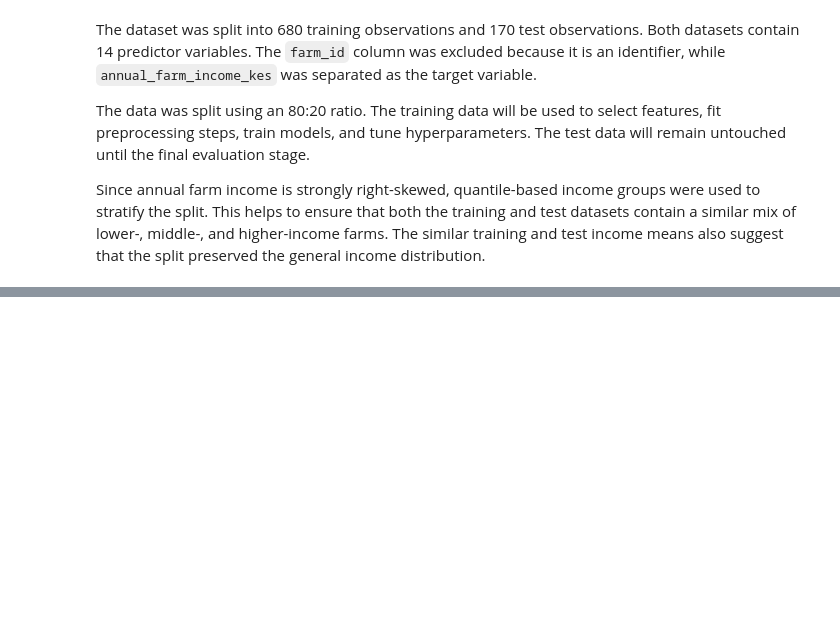
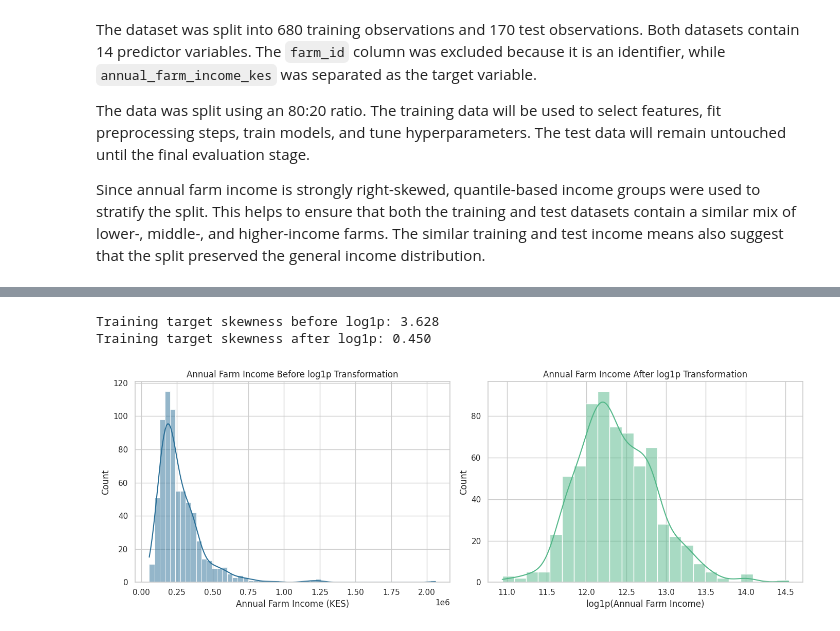
Before and after one commit to WayneNganju/D-10-Lab-on-Regression, a Jupyter notebook: D10_farm_income_regression_~_Lab_Assignment.ipynb, the cells around one changed output, grey strips where cells are left out. Drawn from its saved outputs; the diff is of its cells as text; code cells hidden in the pictures; blank space fills up the shorter version.

```diff
--- a/D10_farm_income_regression_~_Lab_Assignment.ipynb
+++ b/D10_farm_income_regression_~_Lab_Assignment.ipynb
@@ -515,0 +901,33 @@ Since annual farm income is strongly right-skewed, quantile-based income groups
+# %%
+y_train_log = np.log1p(y_train)
+y_test_log = np.log1p(y_test)
+
+print(f"Training target skewness before log1p: {y_train.skew():.3f}")
+print(f"Training target skewness after log1p: {y_train_log.skew():.3f}")
+
+fig, axes = plt.subplots(1, 2, figsize=(14, 5))
+
+sns.histplot(
+    y_train,
+    kde=True,
+    ax=axes[0],
+    color="#2A6F97"
+)
+axes[0].set_title("Annual Farm Income Before log1p Transformation")
+axes[0].set_xlabel("Annual Farm Income (KES)")
+
+sns.histplot(
+    y_train_log,
+    kde=True,
+    ax=axes[1],
+    color="#52B788"
+)
+axes[1].set_title("Annual Farm Income After log1p Transformation")
+axes[1].set_xlabel("log1p(Annual Farm Income)")
+
+plt.tight_layout()
+plt.show()
+# %% [output]
+Training target skewness before log1p: 3.628
+Training target skewness after log1p: 0.450
+[figure, added]
```
Also changed, not shown: parts of 59 cells of this notebook.
